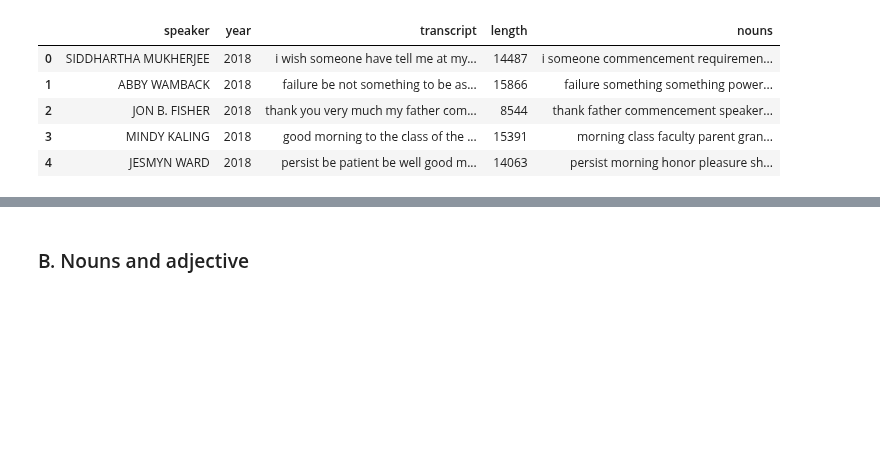
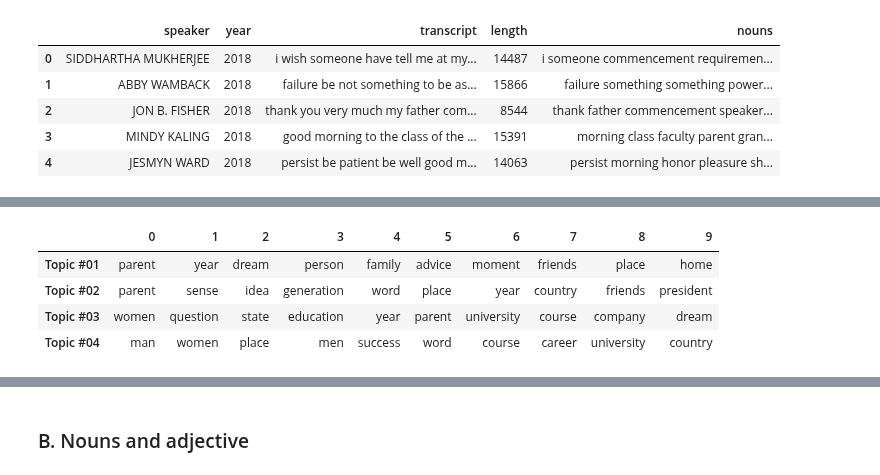
Before and after one commit to katiehuang1221/NLP-Analysis-On-Motivational-Speeches, a Jupyter notebook: notebook/05_topic_modeling_1.ipynb, the cells around one changed output, grey strips where cells are left out. Cells and saved outputs as stored; diff of their text form; code cells hidden in the pictures; blank space fills up the shorter version.

Commit message:
Ran cells and saved topic_df for testing networkx.

```diff
--- a/notebook/05_topic_modeling_1.ipynb
+++ b/notebook/05_topic_modeling_1.ipynb
@@ -220,0 +226,10 @@ get_lda_topics(lda_n, num_topics)
+# %%
+# Test for network analysis
+topic_df = get_lda_topics(lda_n, num_topics)
+topic_df
+# %% [output]
+|  | 0 | 1 | 2 | 3 | 4 | 5 | 6 | 7 | 8 | 9 |
+| Topic #01 | parent | year | dream | person | family | advice | moment | friends | place | home |
+| Topic #02 | parent | sense | idea | generation | word | place | year | country | friends | president |
+| Topic #03 | women | question | state | education | year | parent | university | course | company | dream |
+| Topic #04 | man | women | place | men | success | word | course | career | university | country |
```
Also changed, not shown: parts of 15 cells of this notebook, 2 other files.
